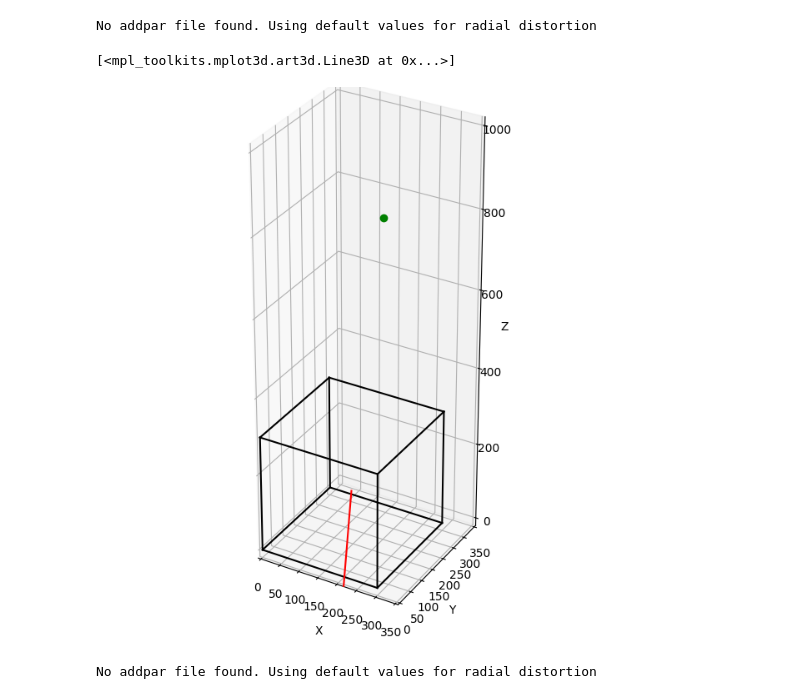
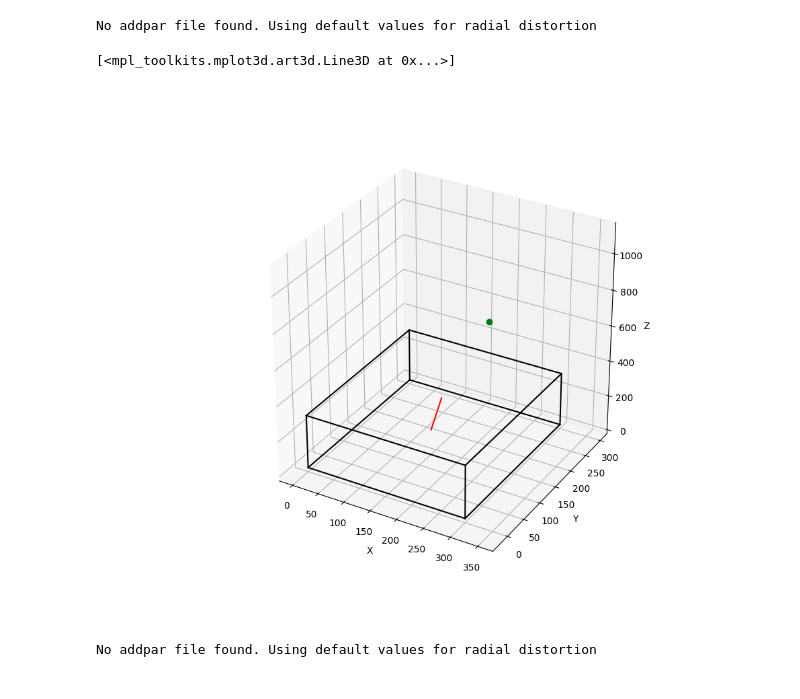
Before and after one commit to OpenPTV/proPTV_OpenPTV_MyPTV_comparison, a Jupyter notebook: comparison_of_all_lines_of_sight.ipynb, the cells around one changed output. Cells and saved outputs as stored; diff of their text form; code cells hidden in the pictures.

```diff
--- a/comparison_of_all_lines_of_sight.ipynb
+++ b/comparison_of_all_lines_of_sight.ipynb
@@ -104,21 +107,21 @@ cam_position = camera_1_calibration.get_pos()
 # %%
 # plot line of sight
 axis = plt.figure(figsize=(10,8)).add_subplot(projection='3d')
 axis.set_xlabel('X'), axis.set_ylabel('Y'), axis.set_zlabel('Z')
-axis.set_xlim(0,350), axis.set_ylim(0,350), axis.set_zlim(0,1000)
+# axis.set_xlim(0,350), axis.set_ylim(0,350), axis.set_zlim(0,1000)
 axis.set_aspect('equal')
 
 axis.plot([0,300],[0,0],[0,0],c='black'), axis.plot([0,0],[0,300],[0,0],c='black'), axis.plot([0,0],[0,0],[0,300],c='black')
 axis.plot([300,300],[0,300],[0,0],c='black'), axis.plot([300,300],[0,0],[0,300],c='black'), axis.plot([0,300],[300,300],[0,0],c='black')
 axis.plot([0,0],[300,300],[0,300],c='black'), axis.plot([0,300],[0,0],[300,300],c='black'), axis.plot([0,0],[0,300],[300,300],c='black')
 axis.plot([300,300],[300,300],[0,300],c='black'), axis.plot([300,300],[0,300],[300,300],c='black'), axis.plot([0,300],[300,300],[300,300],c='black')
 # for lof in LOF:
 #     plt.plot( [lof[0,0],lof[0,0]+mu*lof[1,0]] , [lof[0,1],lof[0,1]+mu*lof[1,1]] , [lof[0,2],lof[0,2]+mu*lof[1,2]] ,'-',c='red')
 plt.plot(cam_position[0],cam_position[1],cam_position[2],'o',c='green')
 plt.plot(curve_3D[:,0],curve_3D[:,1],curve_3D[:,2],'-',c='red')
 # %% [output]
 [<mpl_toolkits.mplot3d.art3d.Line3D at 0x...>]
-[figure, old version]
+[figure, new version]
 # %%
 camera_2_calibration = Calibration().from_file(os.path.join(working_path,"calibration","cam2.tif.ori"), None)
 # %% [output]
```
Also changed, not shown: parts of 6 cells of this notebook.
